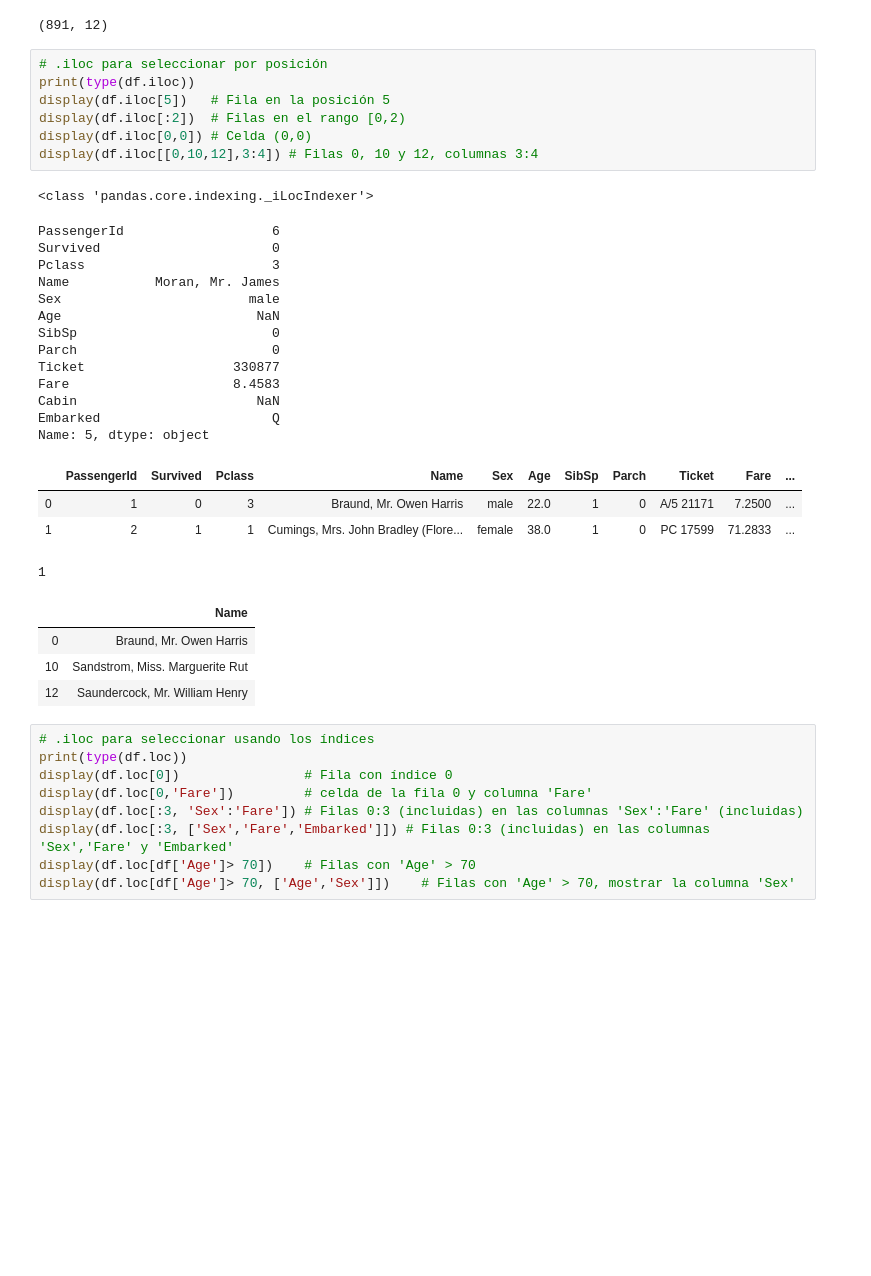
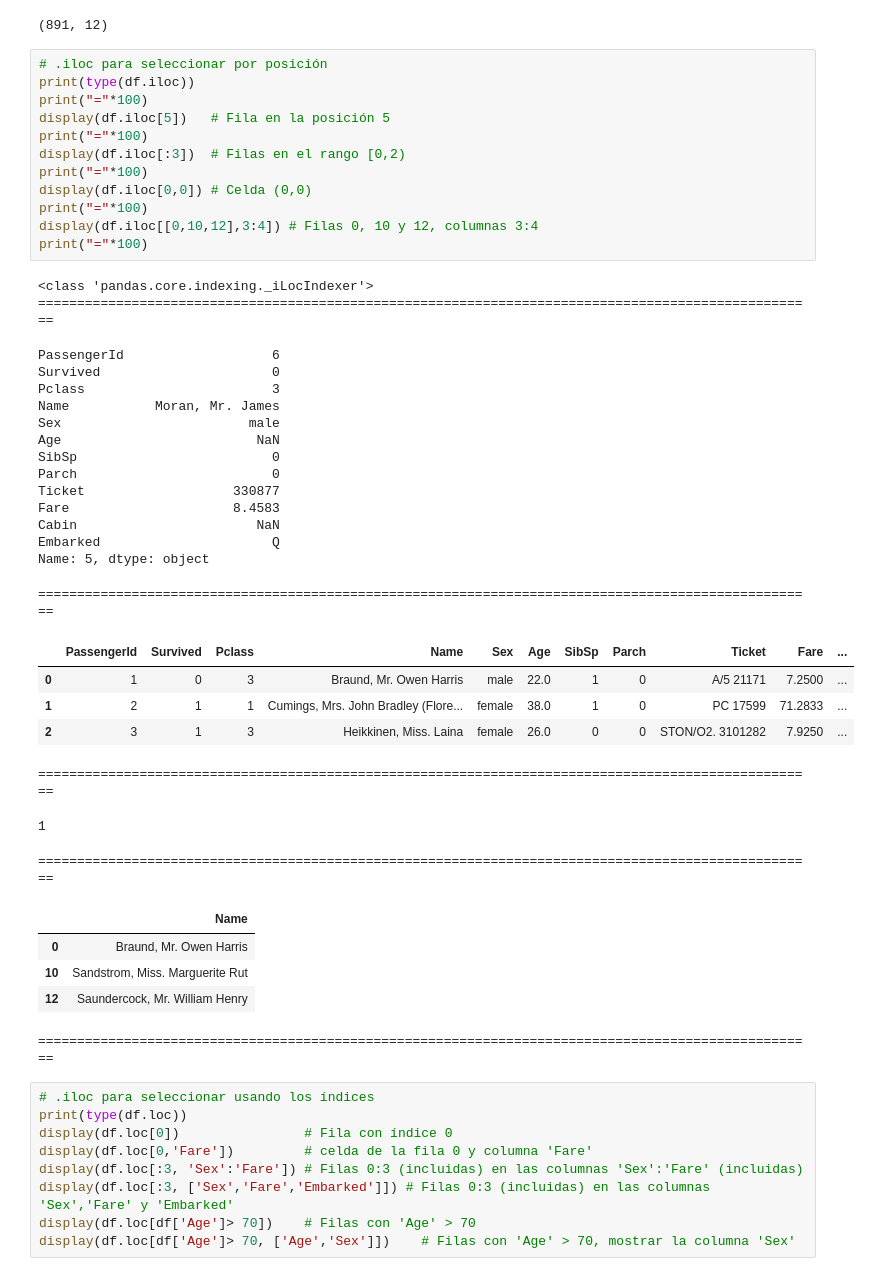
Before and after one commit to titooDiaz/BIGDATA, a Jupyter notebook: ficheros/Cap5/Scikit.ipynb, the cells around one changed output. Cells and saved outputs as stored; diff of their text form; blank space fills up the shorter version.

```diff
--- a/ficheros/Cap5/Scikit.ipynb
+++ b/ficheros/Cap5/Scikit.ipynb
@@ -130,33 +134,44 @@ df.shape
 # %%
 # .iloc para seleccionar por posición
 print(type(df.iloc))
+print("="*100)
 display(df.iloc[5])   # Fila en la posición 5
-display(df.iloc[:2])  # Filas en el rango [0,2)
+print("="*100)
+display(df.iloc[:3])  # Filas en el rango [0,2)
+print("="*100)
 display(df.iloc[0,0]) # Celda (0,0)
+print("="*100)
 display(df.iloc[[0,10,12],3:4]) # Filas 0, 10 y 12, columnas 3:4
+print("="*100)
 # %% [output]
 <class 'pandas.core.indexing._iLocIndexer'>
+====================================================================================================
 PassengerId                   6
 Survived                      0
 Pclass                        3
 Name           Moran, Mr. James
 Sex                        male
 Age                         NaN
 SibSp                         0
 Parch                         0
 Ticket                   330877
 Fare                     8.4583
 Cabin                       NaN
 Embarked                      Q
 Name: 5, dtype: object
+====================================================================================================
 |  | PassengerId | Survived | Pclass | Name | Sex | Age | SibSp | Parch | Ticket | Fare | ... |
 | 0 | 1 | 0 | 3 | Braund, Mr. Owen Harris | male | 22.0 | 1 | 0 | A/5 21171 | 7.2500 | ... |
 | 1 | 2 | 1 | 1 | Cumings, Mrs. John Bradley (Flore... | female | 38.0 | 1 | 0 | PC 17599 | 71.2833 | ... |
+| 2 | 3 | 1 | 3 | Heikkinen, Miss. Laina | female | 26.0 | 0 | 0 | STON/O2. 3101282 | 7.9250 | ... |
-1
+====================================================================================================
+1
+====================================================================================================
 |  | Name |
 | 0 | Braund, Mr. Owen Harris |
 | 10 | Sandstrom, Miss. Marguerite Rut |
 | 12 | Saundercock, Mr. William Henry |
+====================================================================================================
 # %%
 # .iloc para seleccionar usando los índices
 print(type(df.loc))
```
Also changed, not shown: parts of 7 cells of this notebook.
